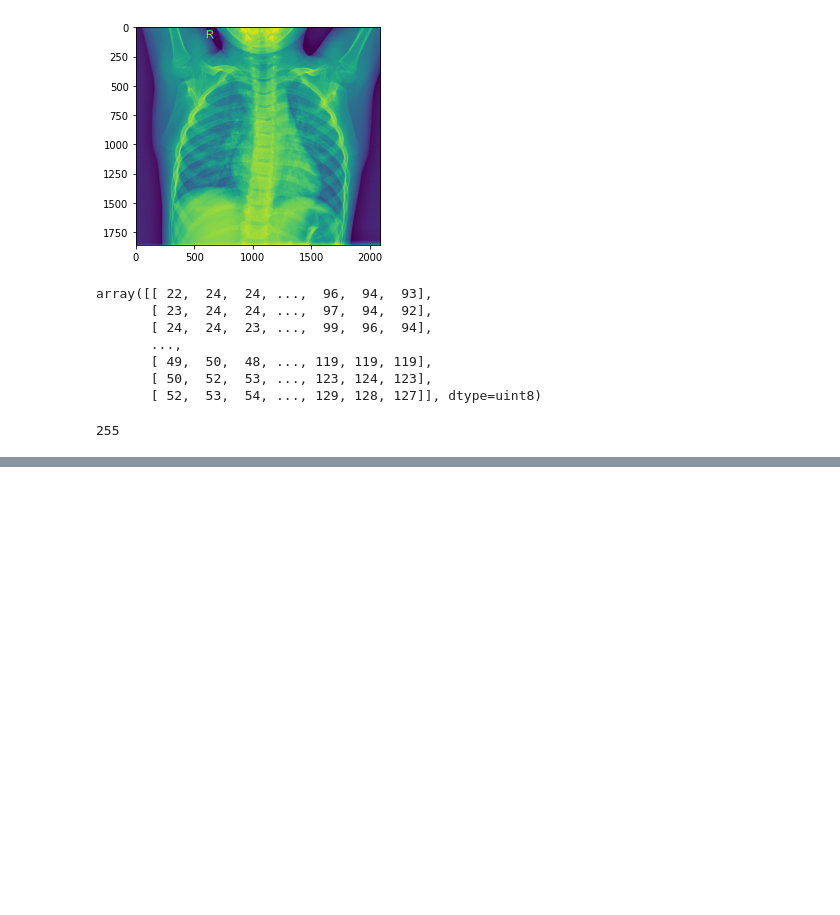
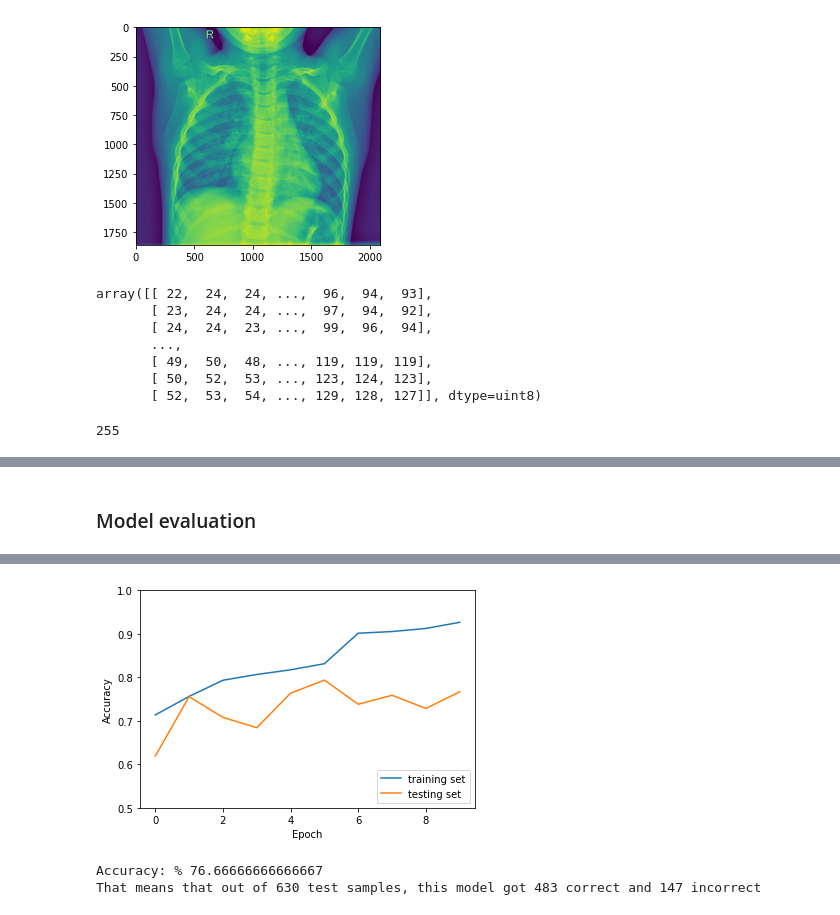
Before and after one commit to Demesmaeker/DL_computer_vision_Pneumonia, a Jupyter notebook: 00_Preprocessing.ipynb, the cells around one changed output, grey strips where cells are left out. Drawn from its saved outputs; the diff is of its cells as text; code cells hidden in the pictures; blank space fills up the shorter version.

Commit message:
Model V1

```diff
--- a/00_Preprocessing.ipynb
+++ b/00_Preprocessing.ipynb
@@ -61,0 +198,5 @@ cat = [['NORMAL'],
+# %%
+x_train = np.load(f'./drive/MyDrive/Collab_datas/chest_xray/x_train.npy', allow_pickle=True)
+y_train = np.load(f'./drive/MyDrive/Collab_datas/chest_xray/y_train.npy', allow_pickle=True)
+x_test = np.load(f'./drive/MyDrive/Collab_datas/chest_xray/x_test.npy', allow_pickle=True)
+y_test = np.load(f'./drive/MyDrive/Collab_datas/chest_xray/y_test.npy', allow_pickle=True)
@@ -61,0 +209,19 @@ cat = [['NORMAL'],
+# %%
+model = models.Sequential()
+
+model.add(layers.Conv2D(32, kernel_size, activation='relu', input_shape=(input_size, input_size, 1)))
+model.add(layers.MaxPooling2D(pool_size=(2, 2), strides=(2, 2), padding='same'))
+
+model.add(layers.Conv2D(32, kernel_size, activation='relu', ))
+model.add(layers.MaxPooling2D(pool_size=(2, 2), strides=(2, 2), padding='same'))
+
+model.add(layers.Flatten())
+
+model.add(layers.Dense(32, activation='relu'))
+model.add(layers.Dropout(0.5))
+
+model.add(layers.Dense(16, activation='relu'))
+model.add(layers.Dropout(0.5))
+
+model.add(layers.Dense(output_size, activation='softmax'))
+model.summary()
@@ -61,0 +246,9 @@ cat = [['NORMAL'],
+# %%
+model.compile(optimizer='adam',
+              loss='categorical_crossentropy',
+              metrics=['accuracy'])
+
+
+
+history = model.fit(x_train, y_train, epochs=10,
+                    validation_data=(x_test, y_test))
@@ -61,0 +276,12 @@ cat = [['NORMAL'],
+# %% [markdown]
+### Model evaluation
+# %%
+plt.plot(history.history['accuracy'], label='training set')
+plt.plot(history.history['val_accuracy'], label = 'testing set')
+plt.xlabel('Epoch')
+plt.ylabel('Accuracy')
+plt.ylim([0.5, 1])
+plt.legend(loc='lower right')
+
+test_loss, test_acc = model.evaluate(x_test,  y_test, verbose=2)
+# %% [output]
@@ -61,0 +289,13 @@ cat = [['NORMAL'],
+[figure, added]
+# %%
+from sklearn.metrics import accuracy_score, confusion_matrix
+predictions = model.predict(x_test)
+print("Accuracy: %", accuracy_score(y_test.argmax(axis=1), predictions.argmax(axis=1)) * 100)
+
+correct_preds = (y_test.argmax(axis=1) == predictions.argmax(axis=1))
+print("That means that out of", y_test.shape[0] ,"test samples, this model got",
+      np.where(correct_preds)[0].size, "correct and",
+      np.where(~correct_preds)[0].size, "incorrect")
+# %% [output]
+Accuracy: % 76.66666666666667
+That means that out of 630 test samples, this model got 483 correct and 147 incorrect
```
Also changed, not shown: parts of 27 cells of this notebook.
